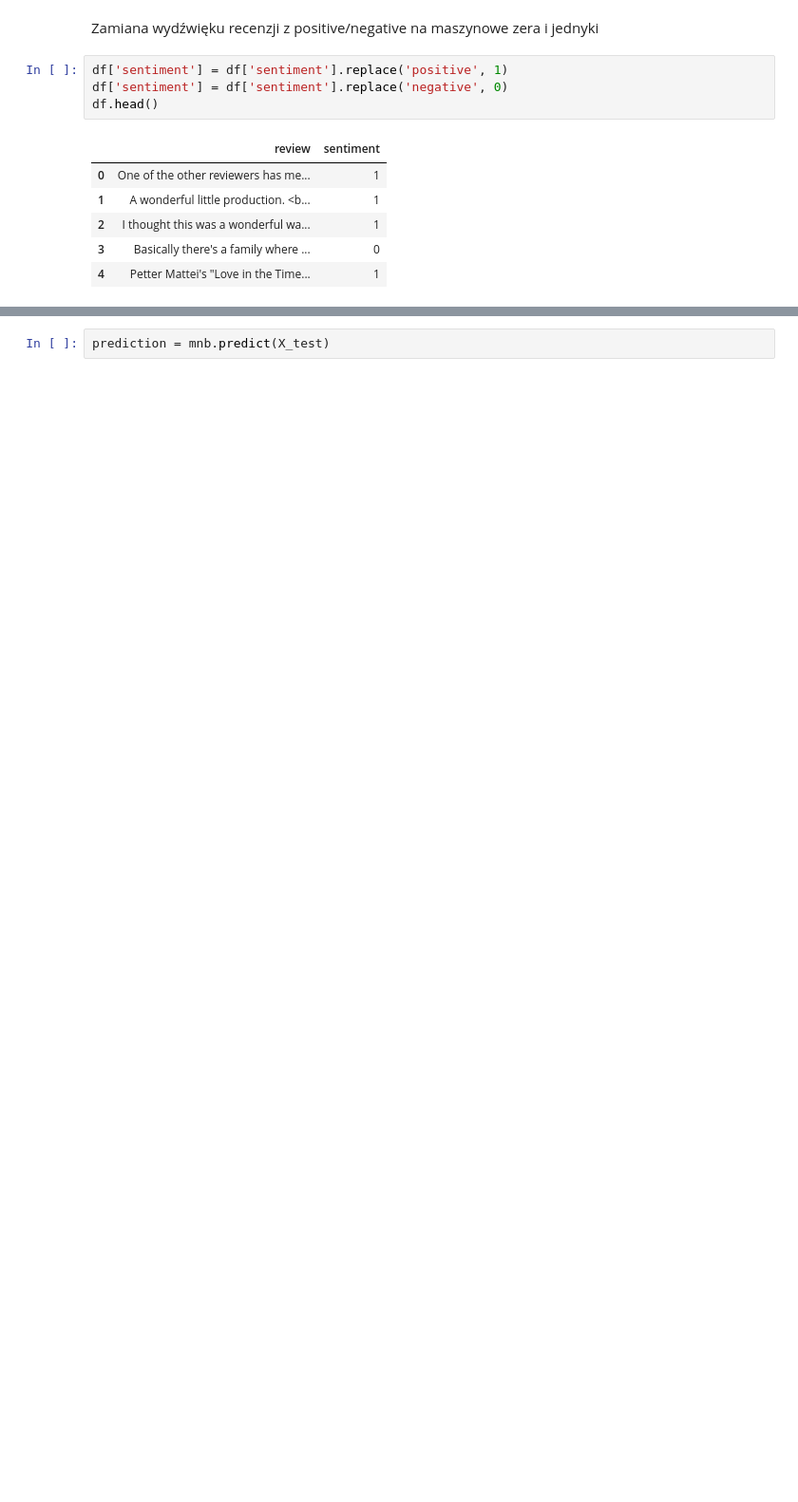
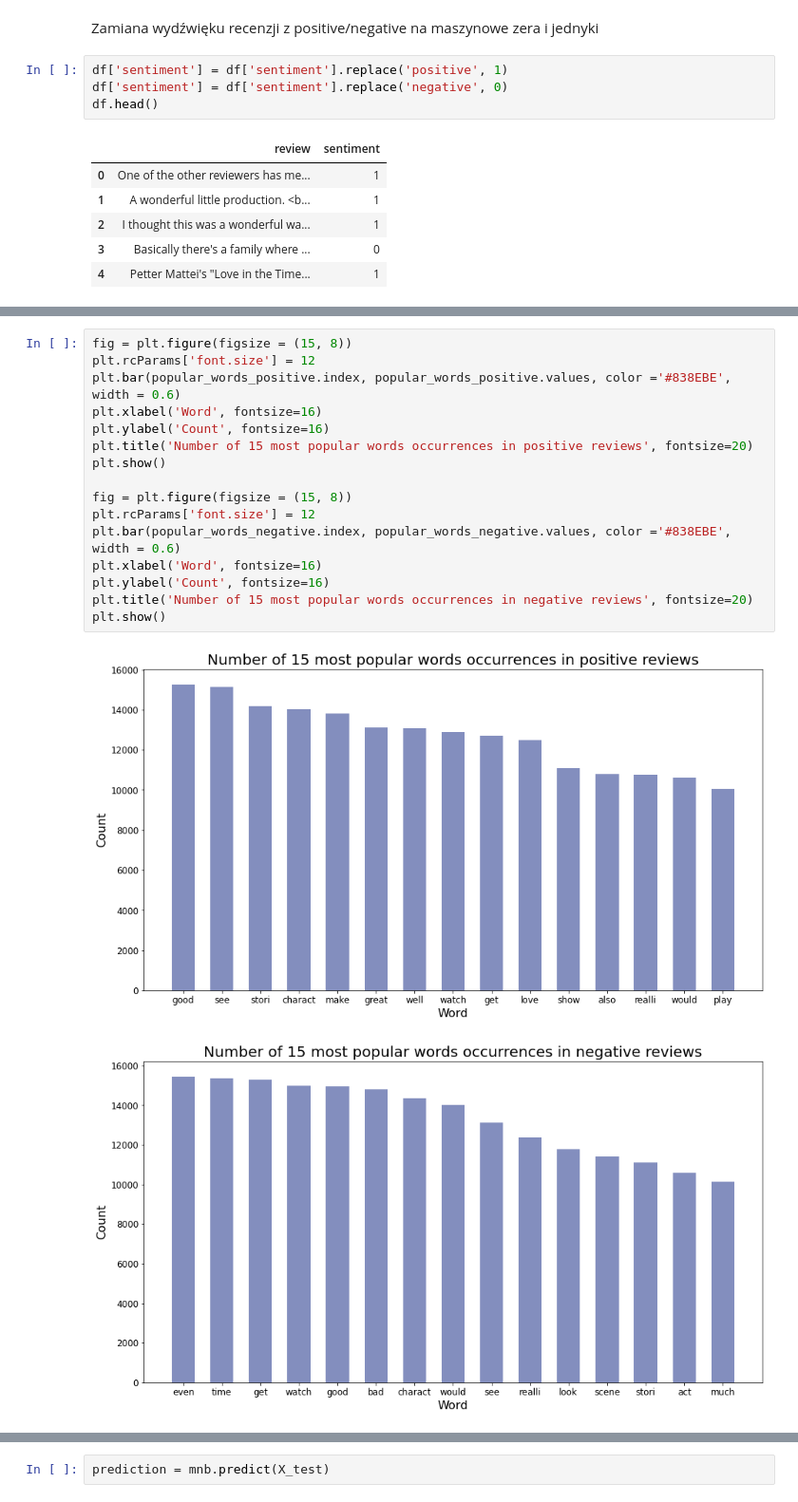
Before and after one commit to bart-kra/Python, a Jupyter notebook: imdb.ipynb, the cells around one changed output, grey strips where cells are left out. Shown at 95% size. Drawn from its saved outputs; the diff is of its cells as text; blank space fills up the shorter version.

```diff
--- a/imdb.ipynb
+++ b/imdb.ipynb
@@ -124,0 +163,19 @@ for i in range(len(X)):
+# %%
+fig = plt.figure(figsize = (15, 8))
+plt.rcParams['font.size'] = 12
+plt.bar(popular_words_positive.index, popular_words_positive.values, color ='#838EBE', width = 0.6)
+plt.xlabel('Word', fontsize=16)
+plt.ylabel('Count', fontsize=16)
+plt.title('Number of 15 most popular words occurrences in positive reviews', fontsize=20)
+plt.show()
+
+fig = plt.figure(figsize = (15, 8))
+plt.rcParams['font.size'] = 12
+plt.bar(popular_words_negative.index, popular_words_negative.values, color ='#838EBE', width = 0.6)
+plt.xlabel('Word', fontsize=16)
+plt.ylabel('Count', fontsize=16)
+plt.title('Number of 15 most popular words occurrences in negative reviews', fontsize=20)
+plt.show()
+# %% [output]
+[figure, added]
+[figure, added]
```
Also changed, not shown: parts of 37 cells of this notebook.
